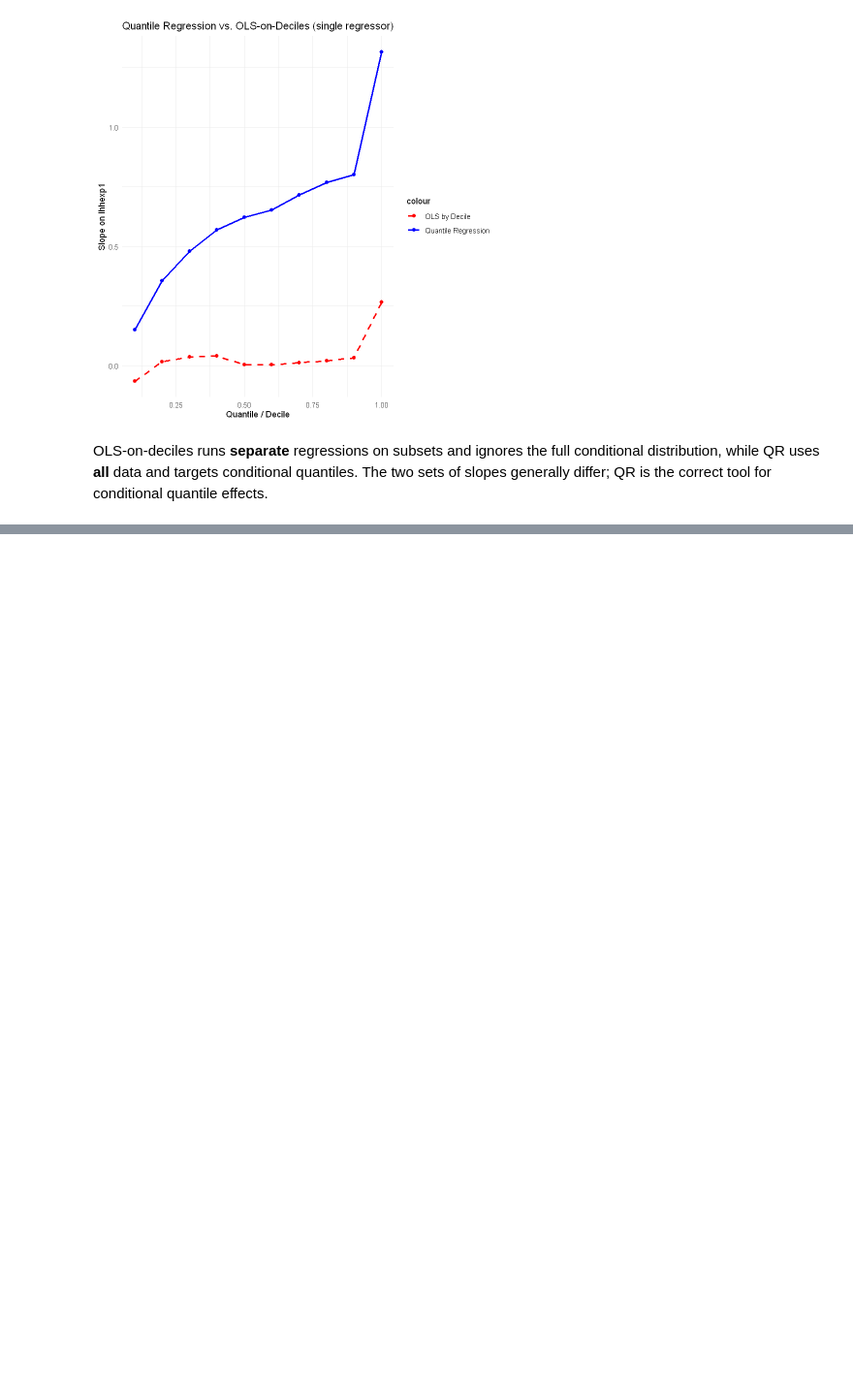
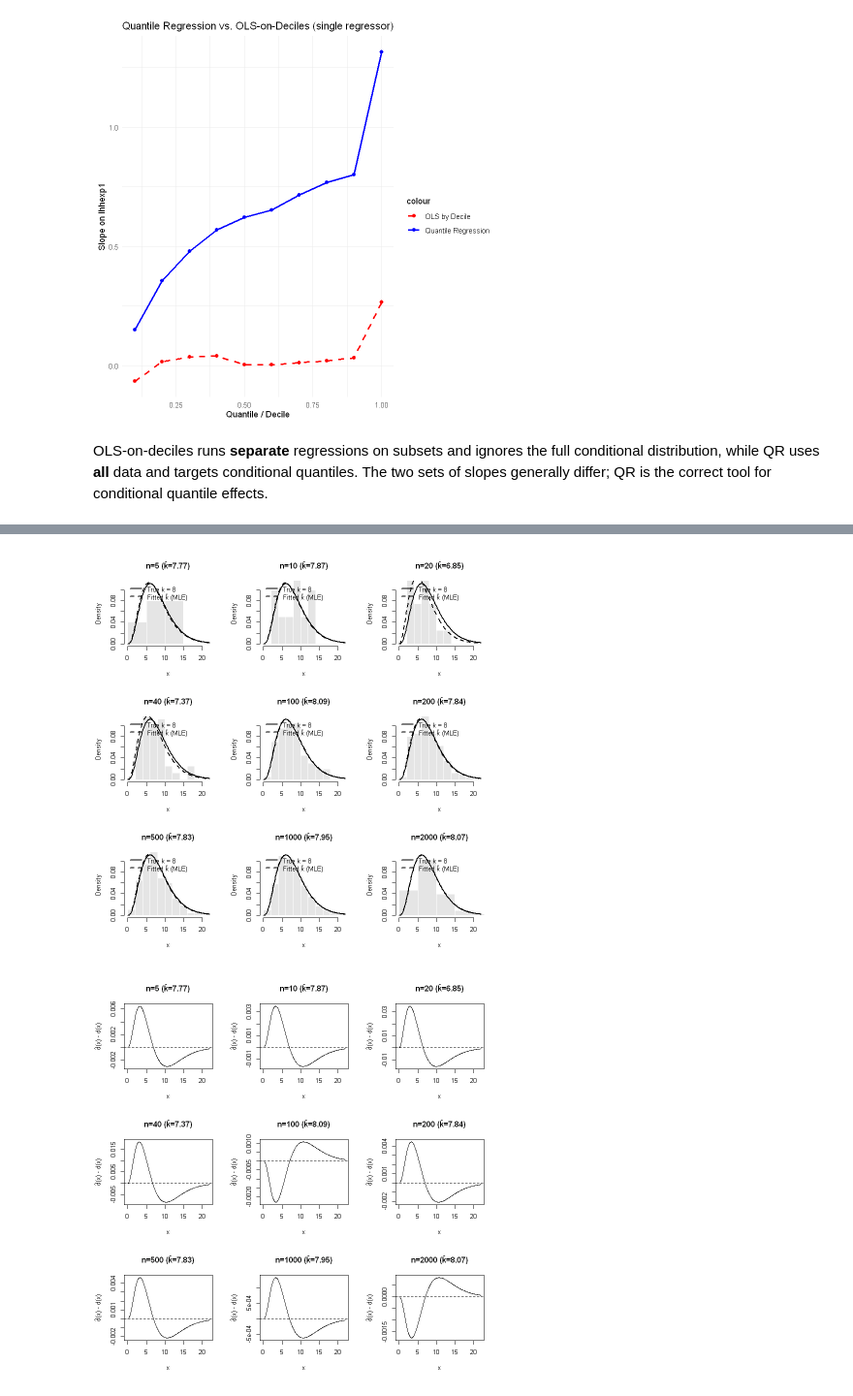
Before and after one commit to 52804407/Advanced_Econometrics_Pasz_Dohnal_Tom-, a Jupyter notebook: AE HW1 Pasz Dohnal Gabriel.ipynb, the cells around one changed output, grey strips where cells are left out. Shown at 97% size. Drawn from its saved outputs; the diff is of its cells as text; code cells hidden in the pictures; blank space fills up the shorter version.

```diff
--- a/AE HW1 Pasz Dohnal Gabriel.ipynb
+++ b/AE HW1 Pasz Dohnal Gabriel.ipynb
@@ -621,0 +658,72 @@ par(mfrow = c(1, 1))
+# %%
+# MLE function for k
+mle_k <- function(x, tol = 1e-8, maxit = 50) {
+  target <- mean(log(x)) - log(2)
+  a <- 1
+  for (i in 1:maxit) {
+    g <- digamma(a) - target
+    H <- psigamma(a, deriv = 1)
+    a_new <- a - g / H
+    if (abs(a_new - a) < tol) break
+    a <- a_new
+  }
+  k_hat <- 2 * a
+  se_k <- sqrt(4 / (length(x) * psigamma(a, deriv = 1)))
+  c(k_hat = k_hat, se_k = se_k)
+}
+
+# Estimate k for each sample
+mle_tbl <- do.call(rbind, lapply(names(samples_list), function(nm) {
+  v <- samples_list[[nm]]
+  est <- mle_k(v)
+  data.frame(
+    n_label = nm,
+    n = length(v),
+    k_hat = est["k_hat"],
+    se_k = est["se_k"]
+  )
+}))
+row.names(mle_tbl) <- NULL
+print(mle_tbl)
+
+# Visualization
+x_max <- qchisq(0.995, df = k)
+grid_x <- seq(0, x_max, length.out = 500)
+y_max <- max(dchisq(grid_x, df = k))
+
+par(mfrow = c(3, 3))
+for (nm in names(samples_list)) {
+  x <- samples_list[[nm]]
+  k_hat <- mle_tbl$k_hat[mle_tbl$n_label == nm]
+
+  hist(x,
+       probability = TRUE, main = paste0(nm, " (k̂=", round(k_hat, 2), ")"),
+       xlab = "x", col = "grey90", border = "white",
+       xlim = c(0, x_max), ylim = c(0, y_max))
+
+  curve(dchisq(x, df = k),      add = TRUE, lwd = 2)
+  curve(dchisq(x, df = k_hat),  add = TRUE, lwd = 2, lty = 2)
+
+  legend("topleft", bty = "n",
+         legend = c(paste0("True k = ", k), "Fitted k̂ (MLE)"),
+         lwd = 2, lty = c(1, 2))
+}
+par(mfrow = c(1, 1))
+
+# Difference between fitted and true densities
+x_max  <- qchisq(0.995, df=k)
+grid_x <- seq(0, x_max, length.out=600)
+
+par(mfrow = c(3, 3))
+for (nm in names(samples_list)) {
+  k_hat <- mle_tbl$k_hat[mle_tbl$n_label == nm]
+  diffy <- dchisq(grid_x, df=k_hat) - dchisq(grid_x, df=k)
+  plot(grid_x, diffy, type="l", xlab="x",
+       ylab="d̂(x) - d(x)", main=paste0(nm," (k̂=",round(k_hat,2),")"))
+  abline(h=0, lty=2)
+}
+par(mfrow = c(1, 1))
+
+x_max  <- qchisq(0.995, df = k)
+grid_x <- seq(0, x_max, length.out = 600)
+# %% [output]
@@ -621,0 +740,2 @@ par(mfrow = c(1, 1))
+[figure, added]
+[figure, added]
```
Also changed, not shown: parts of 10 cells of this notebook.
